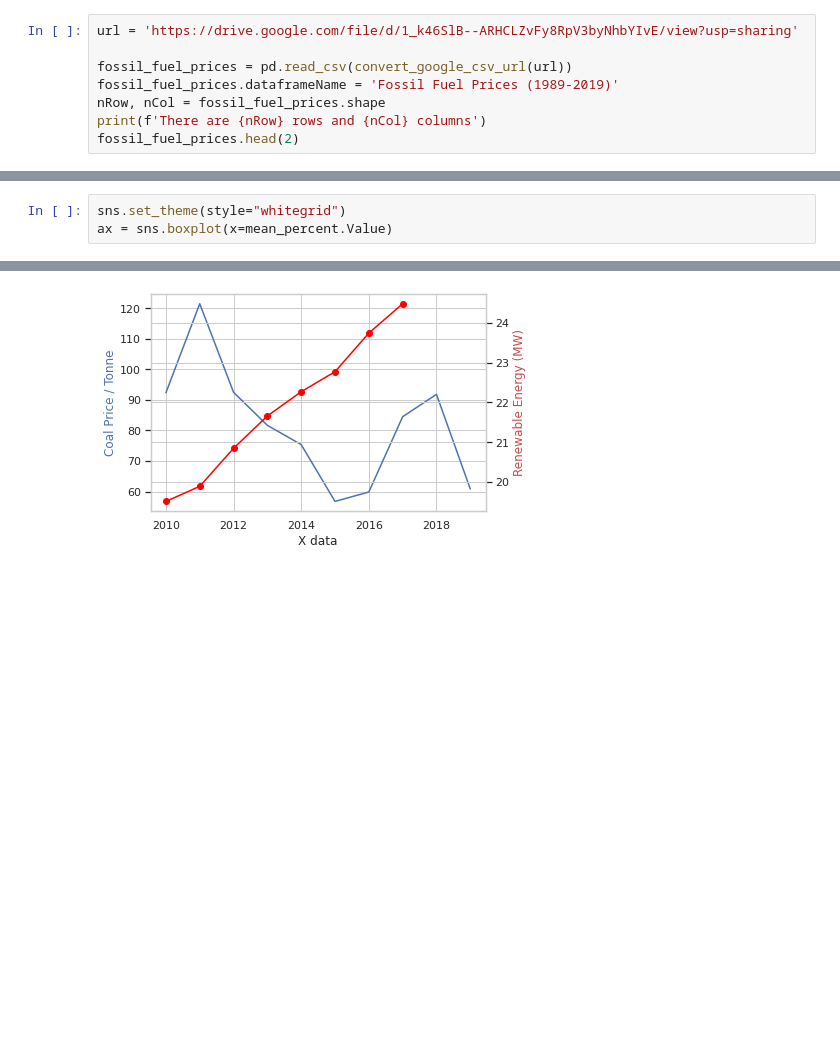
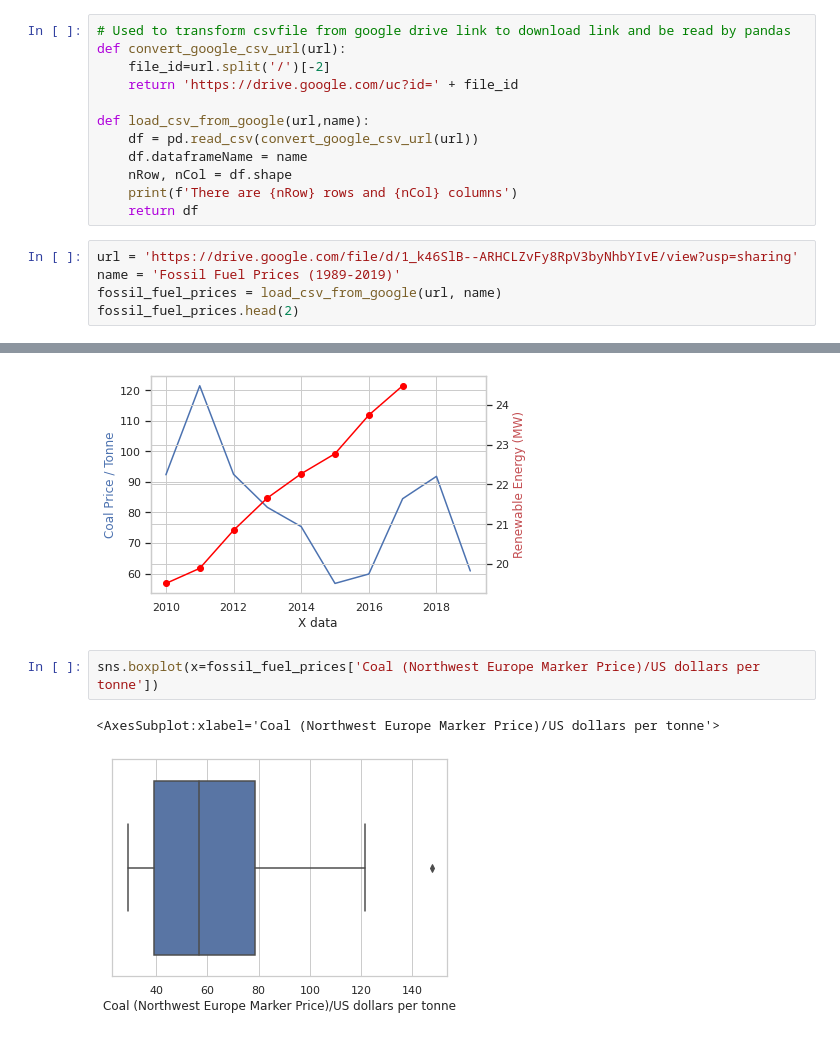
Before and after one commit to MathieuGuarino/IHProject2, a Jupyter notebook: main.ipynb, the cells around one changed output, grey strips where cells are left out. Cells and saved outputs as stored; diff of their text form; blank space fills up the shorter version.

```diff
--- a/main.ipynb
+++ b/main.ipynb
@@ -42,10 +38,19 @@ def convert_google_csv_url(url):
+# %%
+# Used to transform csvfile from google drive link to download link and be read by pandas
+def convert_google_csv_url(url):
+    file_id=url.split('/')[-2]
+    return 'https://drive.google.com/uc?id=' + file_id
+
+def load_csv_from_google(url,name):
+    df = pd.read_csv(convert_google_csv_url(url))
+    df.dataframeName = name
+    nRow, nCol = df.shape
+    print(f'There are {nRow} rows and {nCol} columns')
+    return df
 # %%
 url = 'https://drive.google.com/file/d/1_k46SlB--ARHCLZvFy8RpV3byNhbYIvE/view?usp=sharing'
-
-fossil_fuel_prices = pd.read_csv(convert_google_csv_url(url))
-fossil_fuel_prices.dataframeName = 'Fossil Fuel Prices (1989-2019)'
-nRow, nCol = fossil_fuel_prices.shape
-print(f'There are {nRow} rows and {nCol} columns')
+name = 'Fossil Fuel Prices (1989-2019)'
+fossil_fuel_prices = load_csv_from_google(url, name)
 fossil_fuel_prices.head(2)
 # %% [output]
 There are 31 rows and 5 columns
@@ -728,3 +683,0 @@ sns.histplot(data=mean_percent, binwidth=3, kde=True)
-# %%
-sns.set_theme(style="whitegrid")
-ax = sns.boxplot(x=mean_percent.Value)
@@ -770,3 +723,8 @@ ax2.set_ylabel('Renewable Energy (MW)', color='r')
 plt.show()
 # %% [output]
 [figure]
+# %%
+sns.boxplot(x=fossil_fuel_prices['Coal (Northwest Europe Marker Price)/US dollars per tonne'])
+# %% [output]
+<AxesSubplot:xlabel='Coal (Northwest Europe Marker Price)/US dollars per tonne'>
+[figure, added]
```
Also changed, not shown: parts of 25 cells of this notebook, 1 other file.
